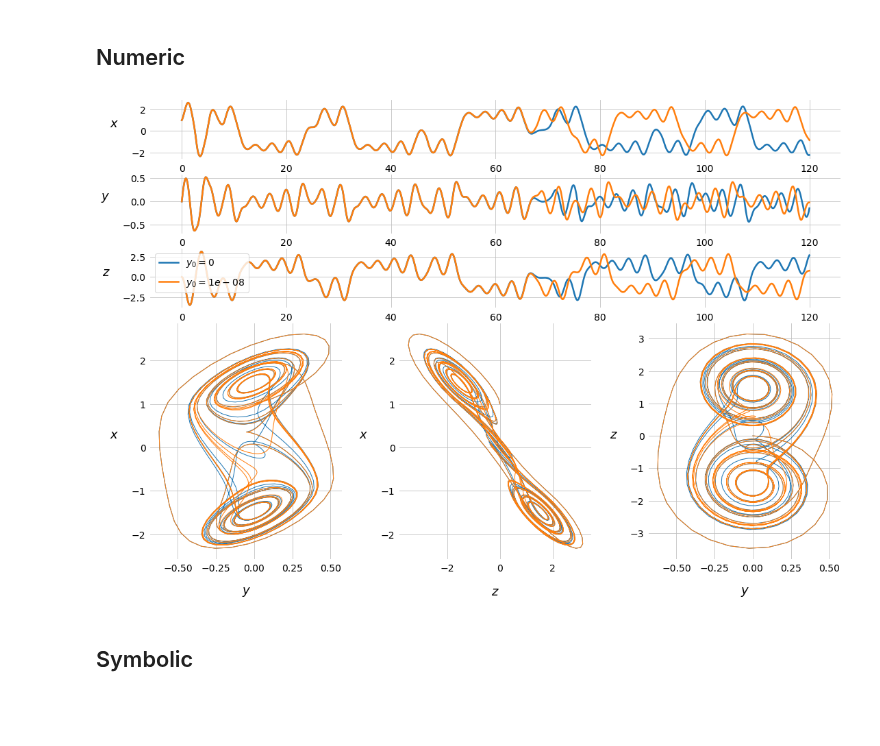
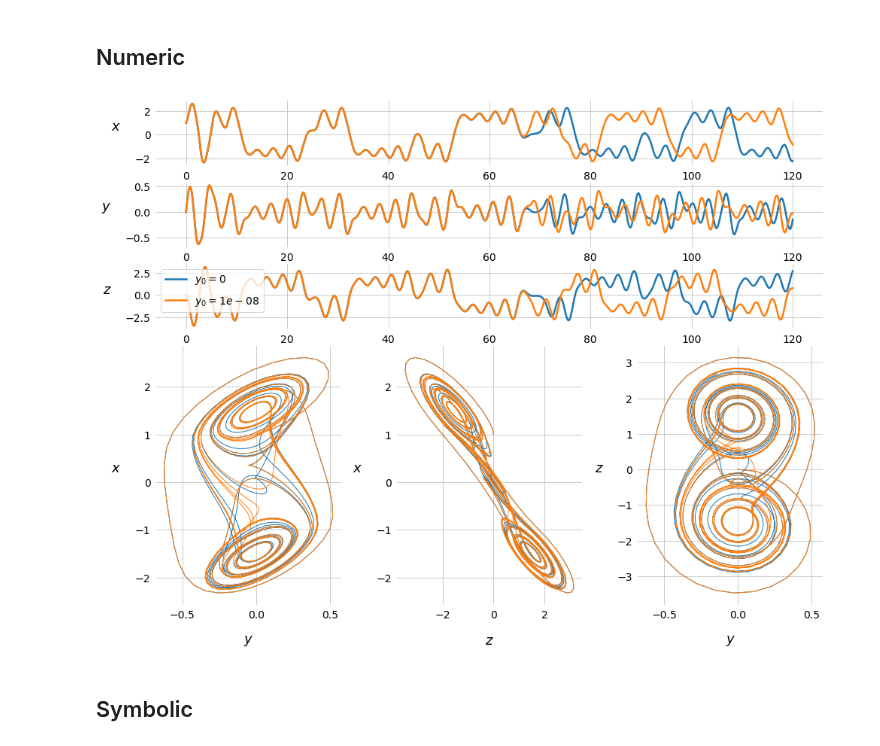
Before and after one commit to tfiers/strogatz, a Jupyter notebook: notebooks/5_3_Chua.ipynb, the cells around one changed output. Drawn from its saved outputs; the diff is of its cells as text; code cells hidden in the pictures; blank space fills up the shorter version.

```diff
--- a/notebooks/5_3_Chua.ipynb
+++ b/notebooks/5_3_Chua.ipynb
@@ -50,7 +50,7 @@ sol_2 = solve_ivp(f, t_span, (x0, y0+eps, z0), t_eval=t_eval)
 
 fig = plt.figure(figsize=(14,12))
 grid = mpl.gridspec.GridSpec(ncols=3, nrows=4, height_ratios=[1,1,1,4],
-                             figure=fig, hspace=0.15, top=0.9, wspace=0.3, left=0, right=1)
+                             figure=fig, hspace=0.15, top=0.9, wspace=0.3, left=0.08, right=0.96)
 top0 =   fig.add_subplot(grid[0, :])
 top1 =   fig.add_subplot(grid[1, :])
 top2 =   fig.add_subplot(grid[2, :])
@@ -60,34 +60,34 @@ right = fig.add_subplot(grid[3, 2])
 
 top0.plot(sol_1.t, sol_1.y[0,:], label=f'$y_0 = {y0:g}$')
 top0.plot(sol_2.t, sol_2.y[0,:], label=f'$y_0 = {y0+eps:g}$')
 top0.set_ylabel('$x$', rotation=0, ha='right')
 top1.plot(sol_1.t, sol_1.y[1,:], label=f'$y_0 = {y0:g}$')
 top1.plot(sol_2.t, sol_2.y[1,:], label=f'$y_0 = {y0+eps:g}$')
 top1.set_ylabel('$y$', rotation=0, ha='right')
 top2.plot(sol_1.t, sol_1.y[2,:], label=f'$y_0 = {y0:g}$')
 top2.plot(sol_2.t, sol_2.y[2,:], label=f'$y_0 = {y0+eps:g}$')
 top2.set_xlabel('Time')
 top2.set_ylabel('$z$', rotation=0, ha='right')
 top2.legend()
 
 left.plot(sol_1.y[1,:], sol_1.y[0,:], lw=1)
 left.plot(sol_2.y[1,:], sol_2.y[0,:], lw=1)
 left.set_xlabel('$y$')
 left.set_ylabel('$x$', rotation=0, ha='right')
 
 mid.plot(sol_1.y[2,:], sol_1.y[0,:], lw=1)
 mid.plot(sol_2.y[2,:], sol_2.y[0,:], lw=1)
 mid.set_xlabel('$z$')
 mid.set_ylabel('$x$', rotation=0, ha='right')
 
 right.plot(sol_1.y[1,:], sol_1.y[2,:], lw=1)
 right.plot(sol_2.y[1,:], sol_2.y[2,:], lw=1)
 right.set_xlabel('$y$')
 right.set_ylabel('$z$', rotation=0, ha='right')
 
 save(fig, 'chua')
 # %% [output]
-[figure, old version]
+[figure, new version]
 # %% [markdown]
 ## Symbolic
 # %%
```
Also changed, not shown: 9 other files.
